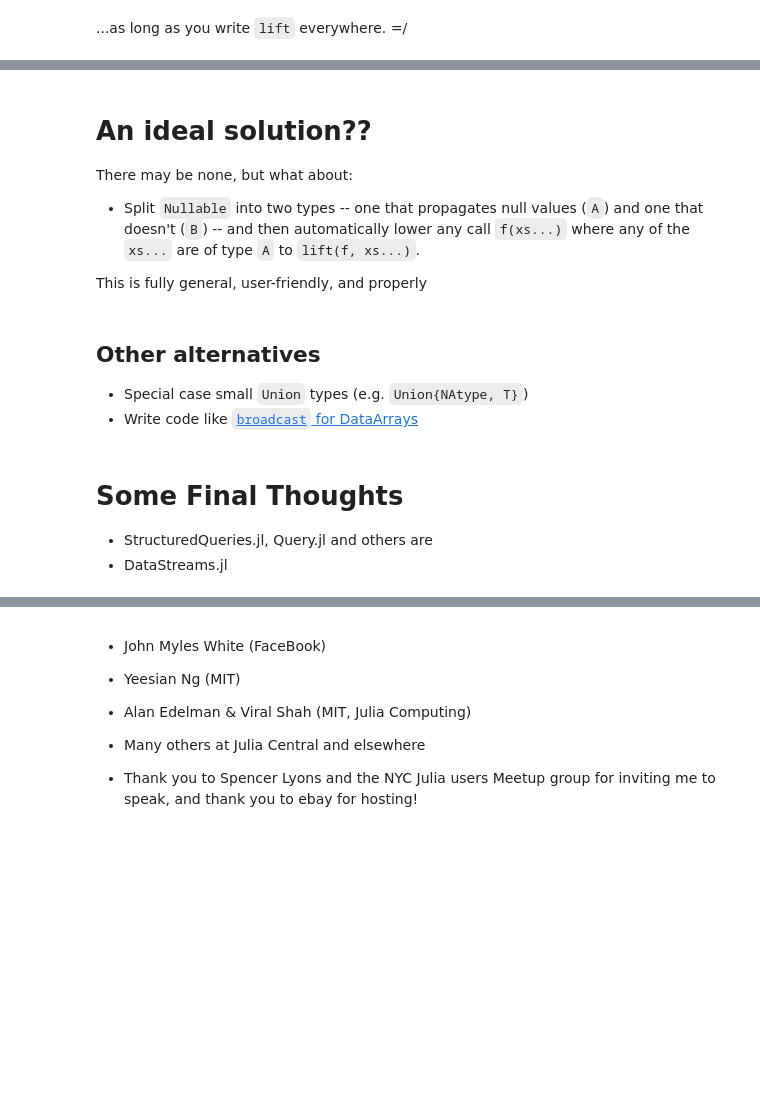
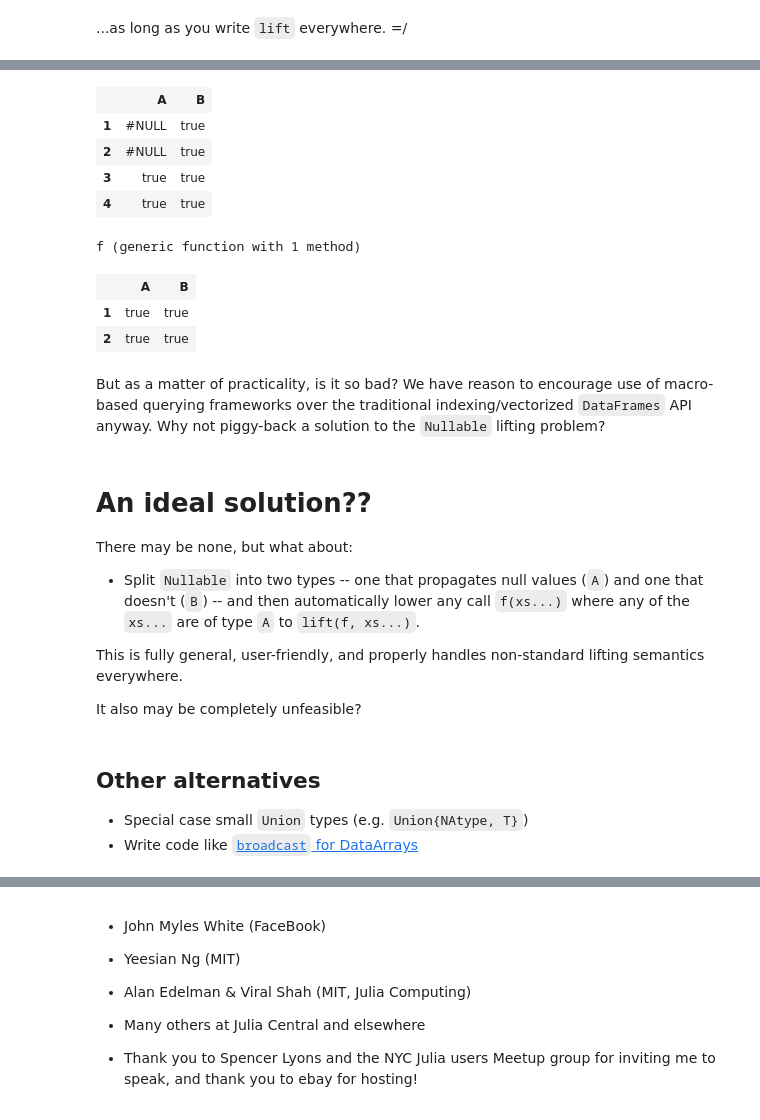
Before and after one commit to davidagold/SQ_pres, a Jupyter notebook: SQ.ipynb, the cells around one changed output, grey strips where cells are left out. Cells and saved outputs as stored; diff of their text form; code cells hidden in the pictures; blank space fills up the shorter version.

```diff
--- a/SQ.ipynb
+++ b/SQ.ipynb
@@ -716,3 +727,23 @@ But as a matter of practicality, is it so bad? We have reason to encourage use o
+# %%
+@collect filter(df, A | B)
+# %% [output]
+|  | A | B |
+| 1 | #NULL | true |
+| 2 | #NULL | true |
+| 3 | true | true |
+| 4 | true | true |
+# %%
+f(x, y) = x | y
+# %% [output]
+f (generic function with 1 method)
+# %%
+ @collect filter(df, f(A, B))
+# %% [output]
+|  | A | B |
+| 1 | true | true |
+| 2 | true | true |
+# %% [markdown]
+But as a matter of practicality, is it so bad? We have reason to encourage use of macro-based querying frameworks over the traditional indexing/vectorized `DataFrames` API anyway. Why not piggy-back a solution to the `Nullable` lifting problem?
 # %% [markdown]
 # An ideal solution??
 
@@ -720,14 +751,11 @@ There may be none, but what about:
 
 * Split `Nullable` into two types -- one that propagates null values (`A`) and one that doesn't (`B`) -- and then automatically lower any call `f(xs...)` where any of the `xs...` are of type `A` to `lift(f, xs...)`.
 
-This is fully general, user-friendly, and properly
+This is fully general, user-friendly, and properly handles non-standard lifting semantics everywhere.
+
+It also may be completely unfeasible?
 # %% [markdown]
 ## Other alternatives
 
 * Special case small `Union` types (e.g. `Union{NAtype, T}`)
 * Write code like [`broadcast` for DataArrays](https://github.com/JuliaStats/DataArrays.jl/blob/master/src/broadcast.jl)
-# %% [markdown]
-# Some Final Thoughts
-
-* StructuredQueries.jl, Query.jl and others are
-* DataStreams.jl
```
Also changed, not shown: parts of 3 cells of this notebook.
